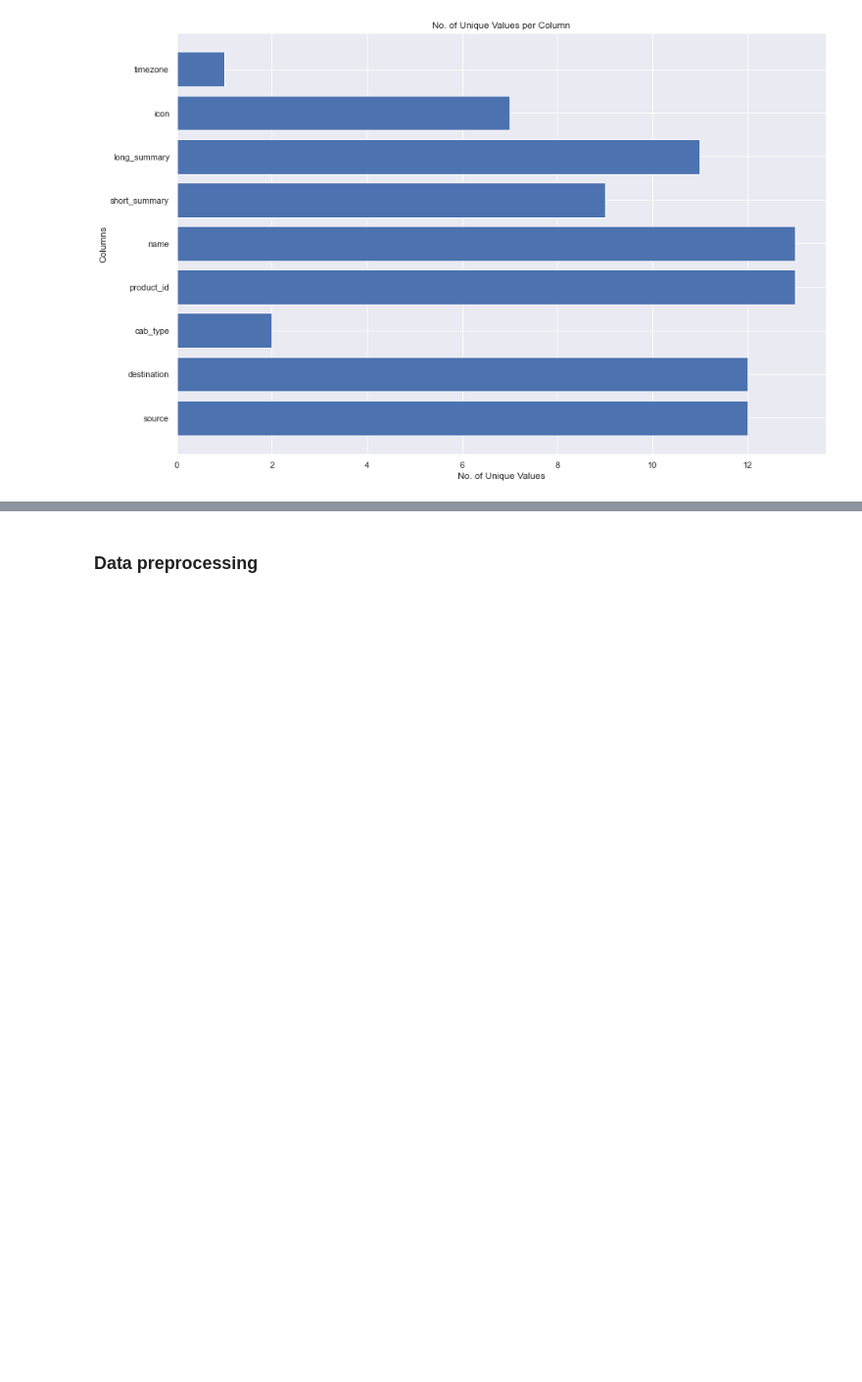
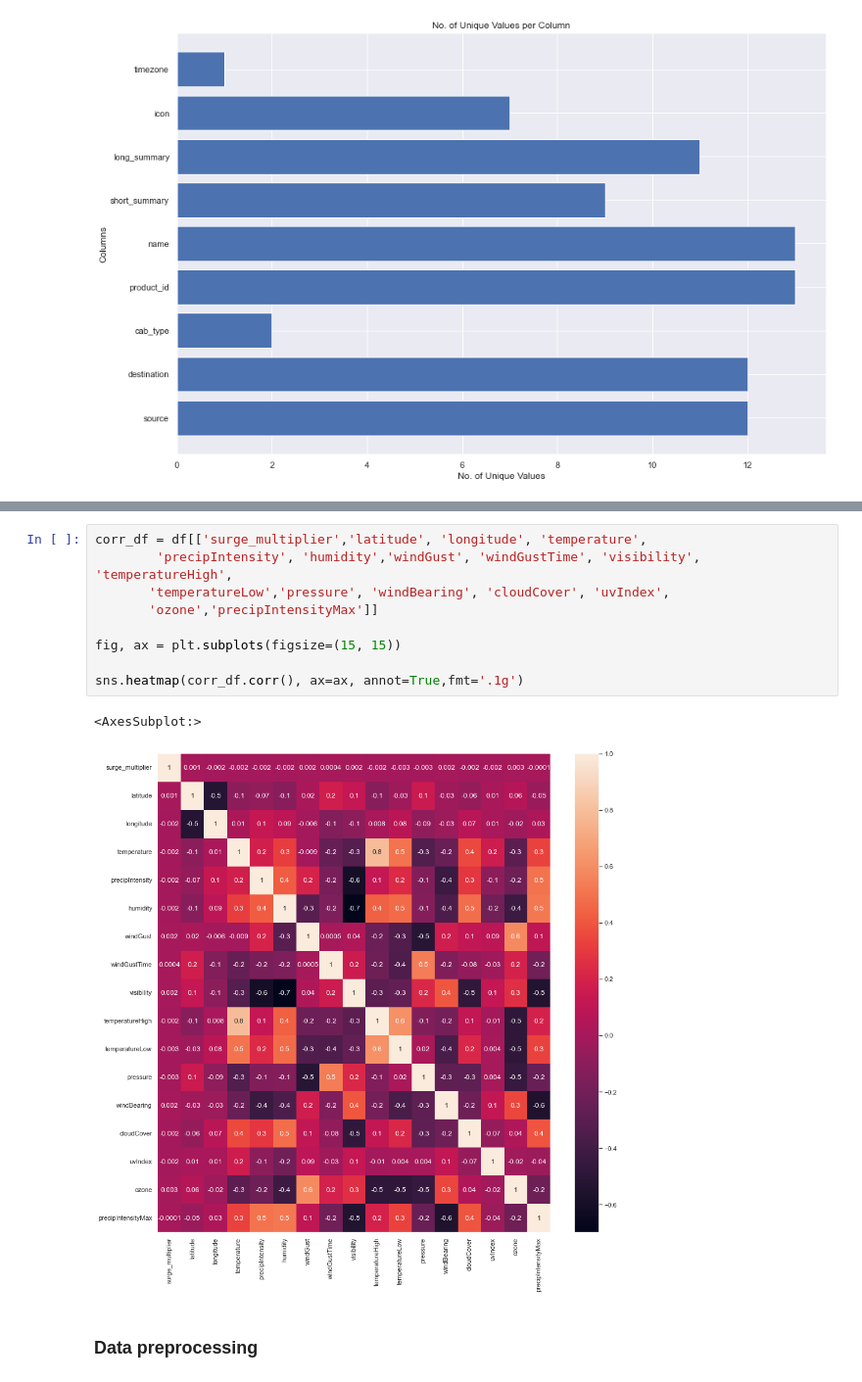
Before and after one commit to itsHarinderjit/Cab-Data-Analysis, a Jupyter notebook: Harinderjit_102017151.ipynb, the cells around one changed output, grey strips where cells are left out. Shown at 98% size. Cells and saved outputs as stored; diff of their text form; blank space fills up the shorter version.

```diff
--- a/Harinderjit_102017151.ipynb
+++ b/Harinderjit_102017151.ipynb
@@ -82,3 +102,15 @@ Text(0, 0.5, 'Columns')
+# %%
+corr_df = df[['surge_multiplier','latitude', 'longitude', 'temperature',
+        'precipIntensity', 'humidity','windGust', 'windGustTime', 'visibility', 'temperatureHigh',
+       'temperatureLow','pressure', 'windBearing', 'cloudCover', 'uvIndex',
+       'ozone','precipIntensityMax']]
+
+fig, ax = plt.subplots(figsize=(15, 15))
+
+sns.heatmap(corr_df.corr(), ax=ax, annot=True,fmt='.1g')
+# %% [output]
+<AxesSubplot:>
+[figure, added]
 # %% [markdown]
 ### Data preprocessing
 # %%
```
Also changed, not shown: parts of 9 cells of this notebook.
